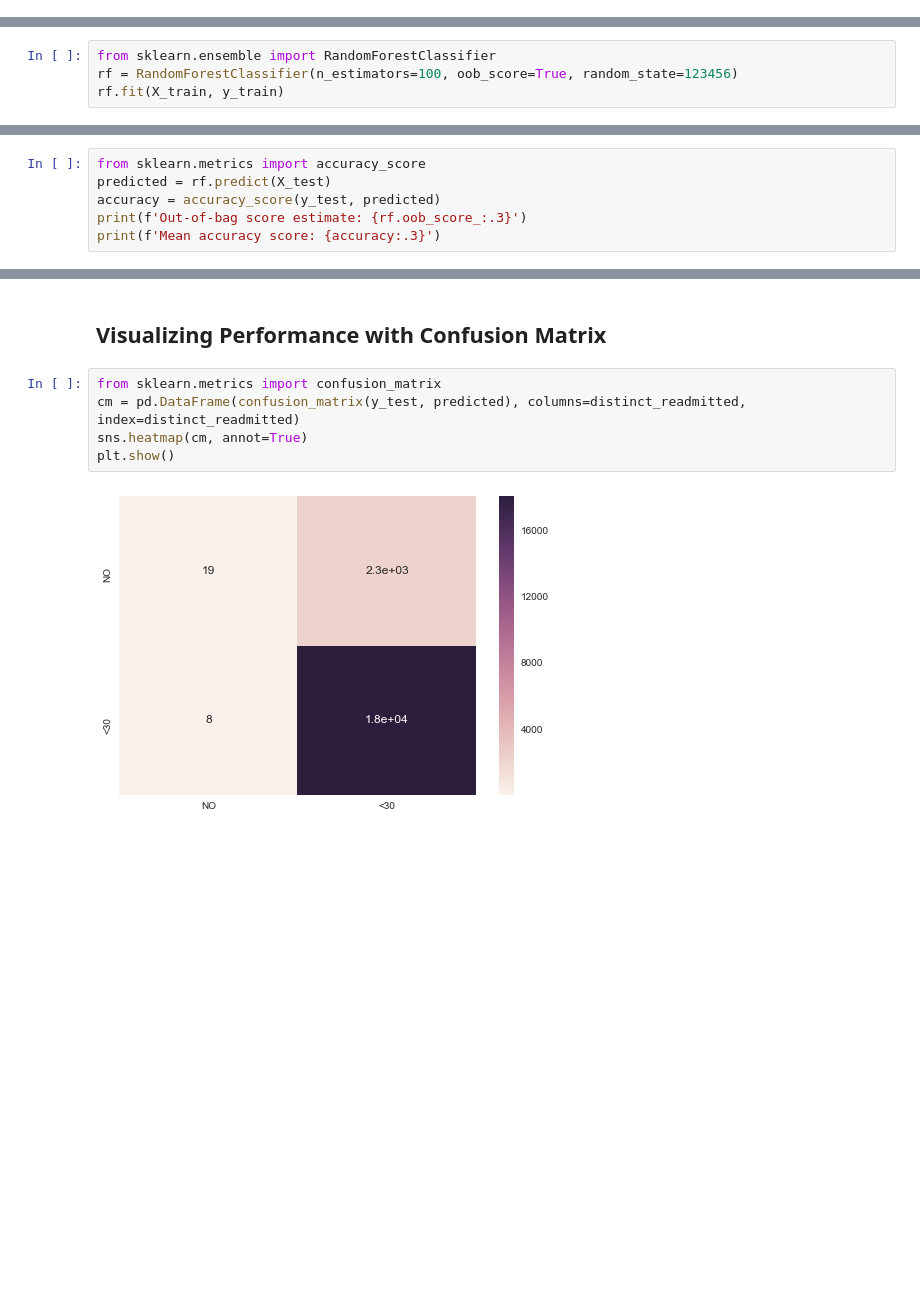
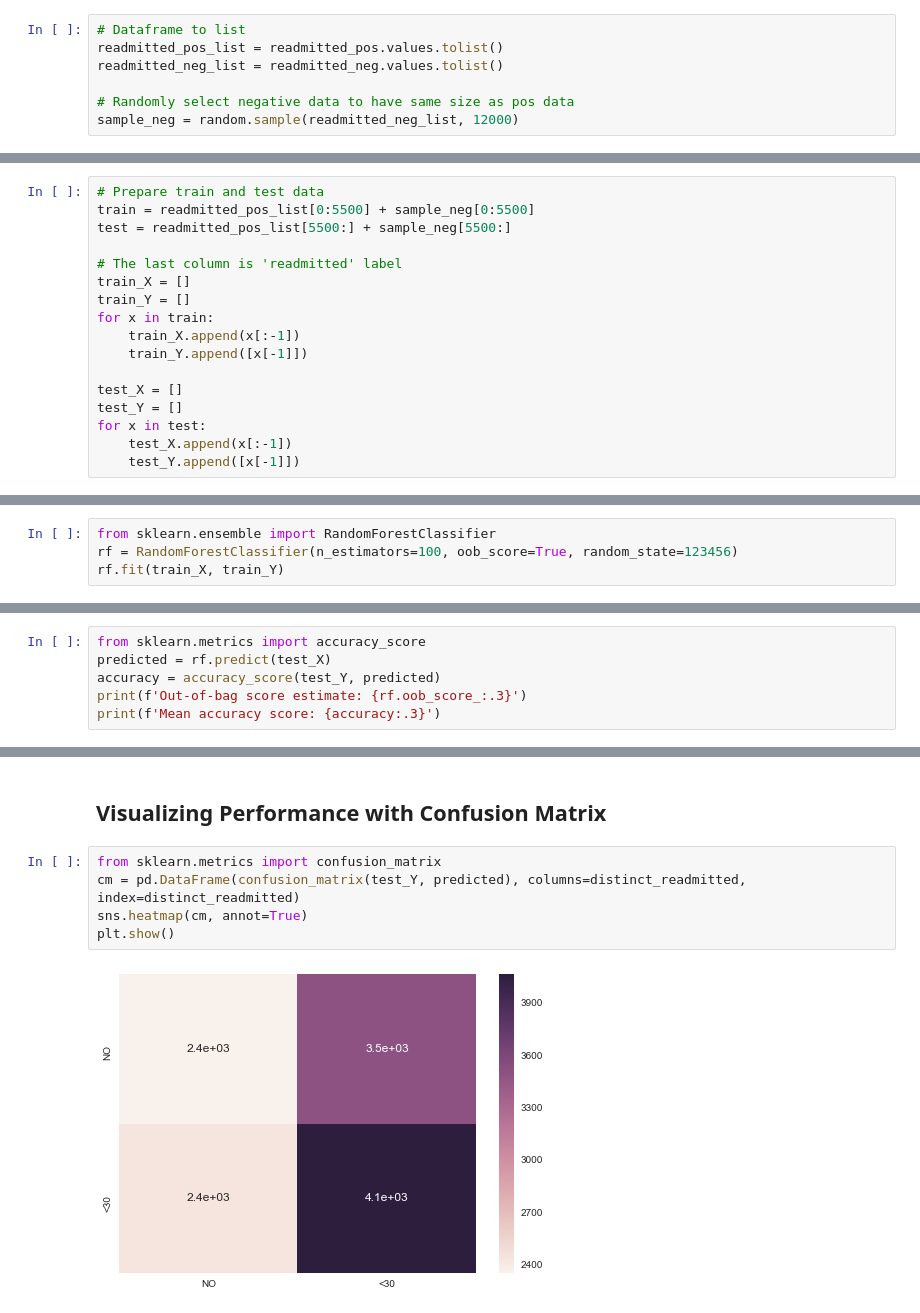
Before and after one commit to jennyjohns/Diabetes-Dataset-DMT-Project, a Jupyter notebook: RandomForest and SVD/SupervisedLearning_Diabetes_dataset_dm_project.ipynb, the cells around one changed output, grey strips where cells are left out. Cells and saved outputs as stored; diff of their text form; blank space fills up the shorter version.

```diff
--- a/RandomForest and SVD/SupervisedLearning_Diabetes_dataset_dm_project.ipynb
+++ b/RandomForest and SVD/SupervisedLearning_Diabetes_dataset_dm_project.ipynb
@@ -278,0 +281,7 @@ X_train, X_test, y_train, y_test = train_test_split(X, Y, test_size=0.2, stratif
+# %%
+# Dataframe to list
+readmitted_pos_list = readmitted_pos.values.tolist()
+readmitted_neg_list = readmitted_neg.values.tolist()
+
+# Randomly select negative data to have same size as pos data
+sample_neg = random.sample(readmitted_neg_list, 12000)
@@ -279,9 +290,26 @@ X_train, X_test, y_train, y_test = train_test_split(X, Y, test_size=0.2, stratif
+# %%
+# Prepare train and test data
+train = readmitted_pos_list[0:5500] + sample_neg[0:5500]
+test = readmitted_pos_list[5500:] + sample_neg[5500:]
+
+# The last column is 'readmitted' label
+train_X = []
+train_Y = []
+for x in train:
+    train_X.append(x[:-1])
+    train_Y.append([x[-1]])
+
+test_X = []
+test_Y = []
+for x in test:
+    test_X.append(x[:-1])
+    test_Y.append([x[-1]])
 # %% [markdown]
 ## Fit a Random Forest Classifier
 # %%
 from sklearn.ensemble import RandomForestClassifier
 rf = RandomForestClassifier(n_estimators=100, oob_score=True, random_state=123456)
-rf.fit(X_train, y_train)
+rf.fit(train_X, train_Y)
 # %% [output]
 RandomForestClassifier(bootstrap=True, class_weight=None, criterion='gini',
             max_depth=None, max_features='auto', max_leaf_nodes=None,
@@ -294,8 +322,8 @@ RandomForestClassifier(bootstrap=True, class_weight=None, criterion='gini',
 ## Use model to Classify test data
 # %%
 from sklearn.metrics import accuracy_score
-predicted = rf.predict(X_test)
-accuracy = accuracy_score(y_test, predicted)
+predicted = rf.predict(test_X)
+accuracy = accuracy_score(test_Y, predicted)
 print(f'Out-of-bag score estimate: {rf.oob_score_:.3}')
 print(f'Mean accuracy score: {accuracy:.3}')
 # %% [output]
@@ -305,8 +333,8 @@ Mean accuracy score: 0.889
 ## Visualizing Performance with Confusion Matrix
 # %%
 from sklearn.metrics import confusion_matrix
-cm = pd.DataFrame(confusion_matrix(y_test, predicted), columns=distinct_readmitted, index=distinct_readmitted)
+cm = pd.DataFrame(confusion_matrix(test_Y, predicted), columns=distinct_readmitted, index=distinct_readmitted)
 sns.heatmap(cm, annot=True)
 plt.show()
 # %% [output]
-[figure, old version]
+[figure, new version]
```
Also changed, not shown: parts of 10 cells of this notebook.
